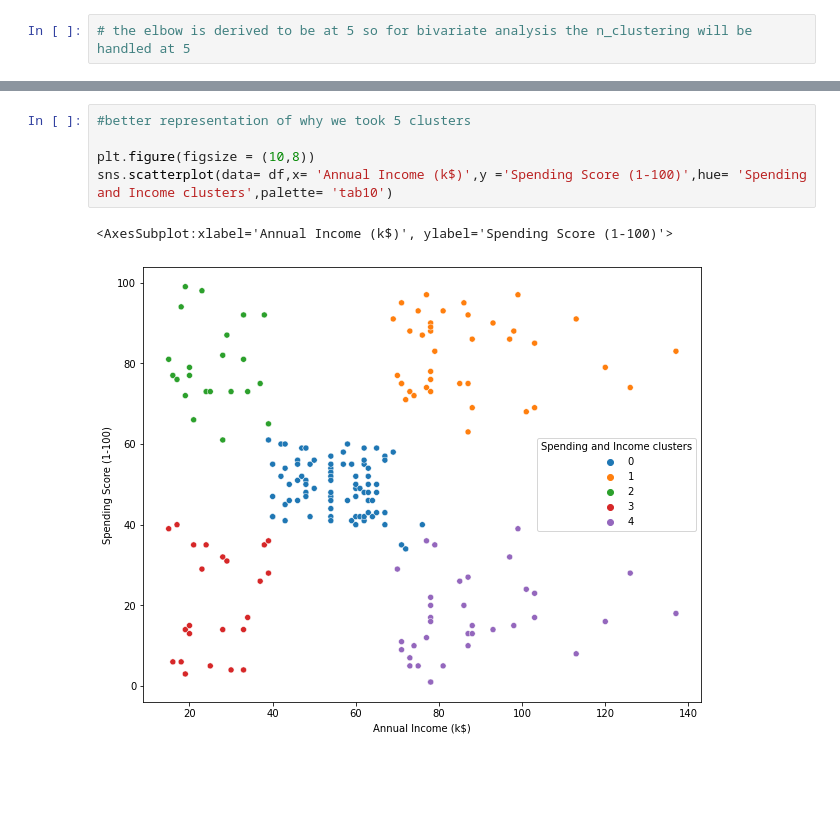
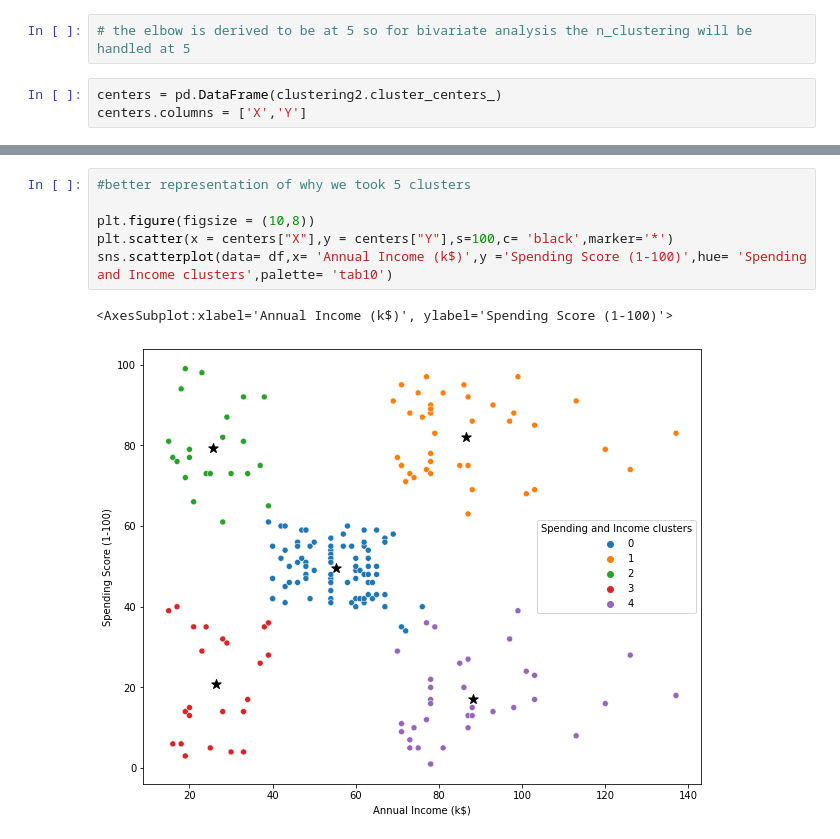
Before and after one commit to drigger091/Customer_segmentation-with-python, a Jupyter notebook: main.ipynb, the cells around one changed output, grey strips where cells are left out. Drawn from its saved outputs; the diff is of its cells as text; blank space fills up the shorter version.

```diff
--- a/main.ipynb
+++ b/main.ipynb
@@ -307,3 +307,6 @@ plt.plot(range(1,11),inertia_Scores2)
 [figure]
 # %%
 # the elbow is derived to be at 5 so for bivariate analysis the n_clustering will be handled at 5
+# %%
+centers = pd.DataFrame(clustering2.cluster_centers_)
+centers.columns = ['X','Y']
@@ -310,8 +322,9 @@ plt.plot(range(1,11),inertia_Scores2)
 # %%
 #better representation of why we took 5 clusters
 
 plt.figure(figsize = (10,8))
+plt.scatter(x = centers["X"],y = centers["Y"],s=100,c= 'black',marker='*')
 sns.scatterplot(data= df,x= 'Annual Income (k$)',y ='Spending Score (1-100)',hue= 'Spending and Income clusters',palette= 'tab10')
 # %% [output]
 <AxesSubplot:xlabel='Annual Income (k$)', ylabel='Spending Score (1-100)'>
-[figure, old version]
+[figure, new version]
```
Also changed, not shown: parts of 6 cells of this notebook.
